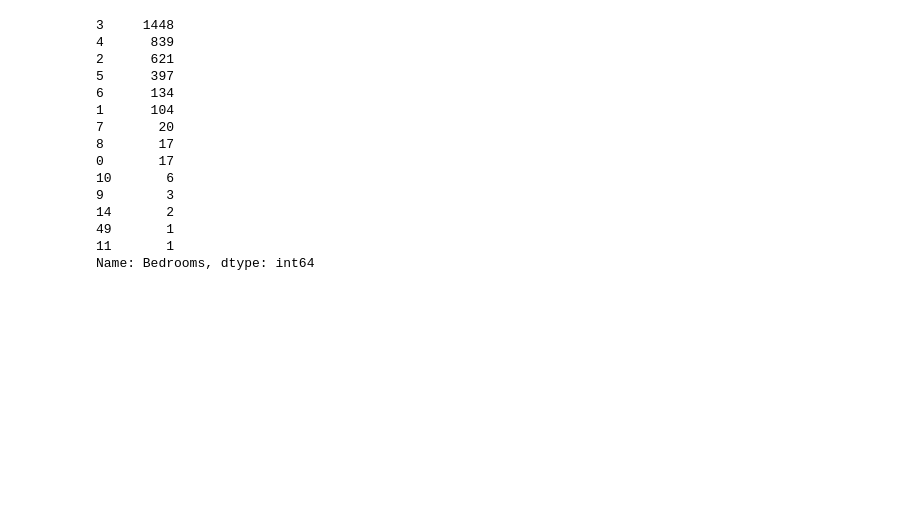
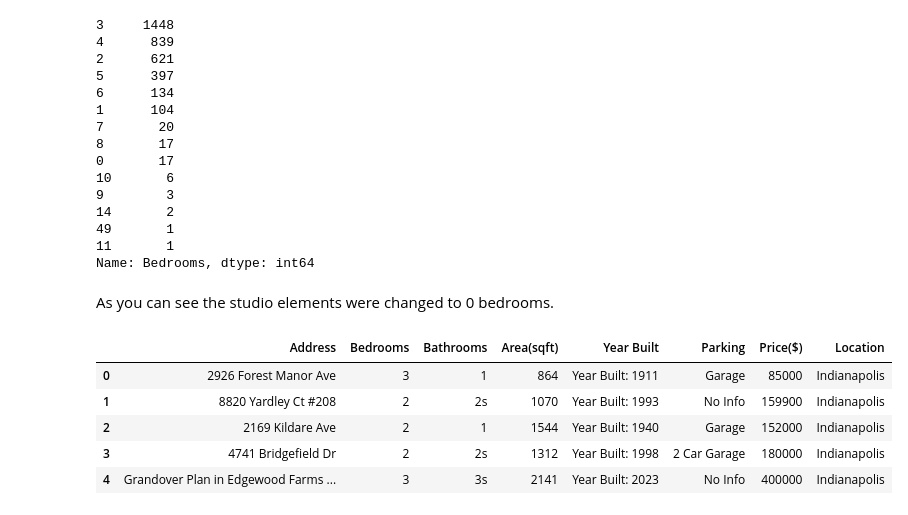
Before and after one commit to Valerieraem/Data-Analysis-and-Collection, a Jupyter notebook: Notebook Files/Data Cleaning Template.ipynb, the cells around one changed output. Cells and saved outputs as stored; diff of their text form; code cells hidden in the pictures; blank space fills up the shorter version.

```diff
--- a/Notebook Files/Data Cleaning Template.ipynb
+++ b/Notebook Files/Data Cleaning Template.ipynb
@@ -350,3 +356,5 @@ dfcombined['Bedrooms'].value_counts()
 49       1
 11       1
 Name: Bedrooms, dtype: int64
+# %% [markdown]
+As you can see the studio elements were changed to 0 bedrooms.
@@ -352,0 +363,9 @@ Name: Bedrooms, dtype: int64
+# %%
+dfcombined.head()
+# %% [output]
+|  | Address | Bedrooms | Bathrooms | Area(sqft) | Year Built | Parking | Price($) | Location |
+| 0 | 2926 Forest Manor Ave | 3 | 1 | 864 | Year Built: 1911 | Garage | 85000 | Indianapolis |
+| 1 | 8820 Yardley Ct #208 | 2 | 2s | 1070 | Year Built: 1993 | No Info | 159900 | Indianapolis |
+| 2 | 2169 Kildare Ave | 2 | 1 | 1544 | Year Built: 1940 | Garage | 152000 | Indianapolis |
+| 3 | 4741 Bridgefield Dr | 2 | 2s | 1312 | Year Built: 1998 | 2 Car Garage | 180000 | Indianapolis |
+| 4 | Grandover Plan in Edgewood Farms ... | 3 | 3s | 2141 | Year Built: 2023 | No Info | 400000 | Indianapolis |
```
Also changed, not shown: parts of 64 cells of this notebook.
